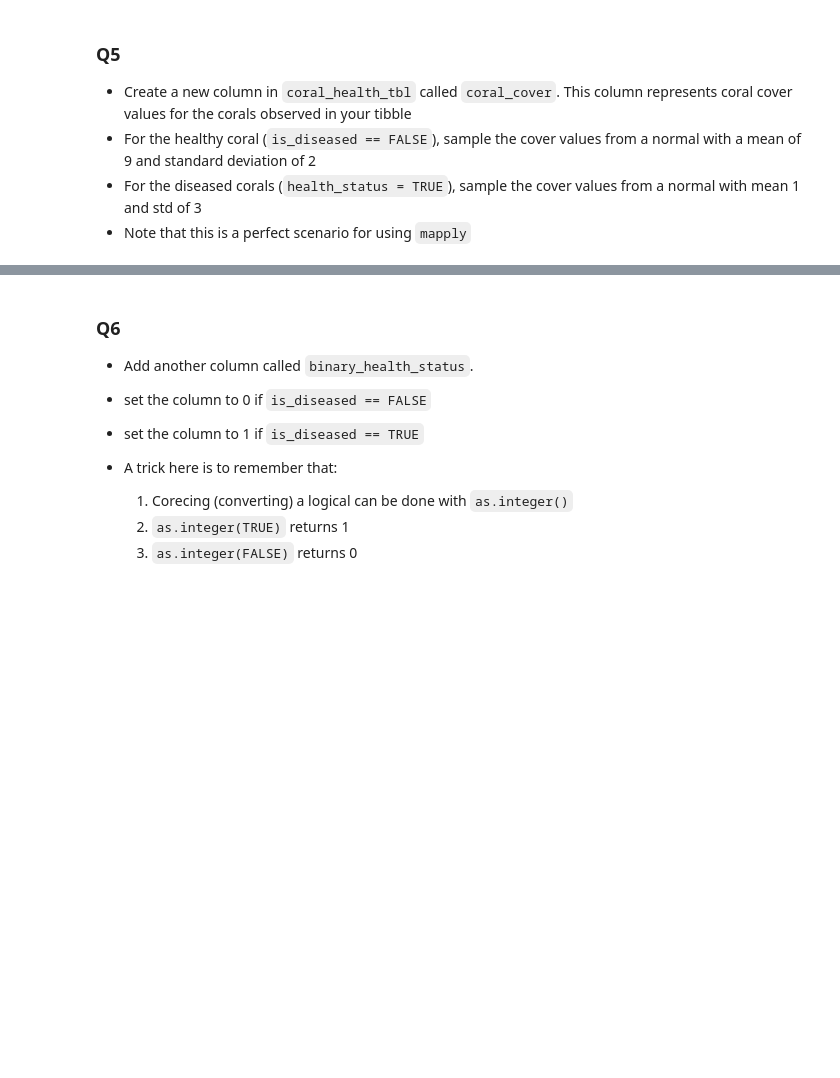
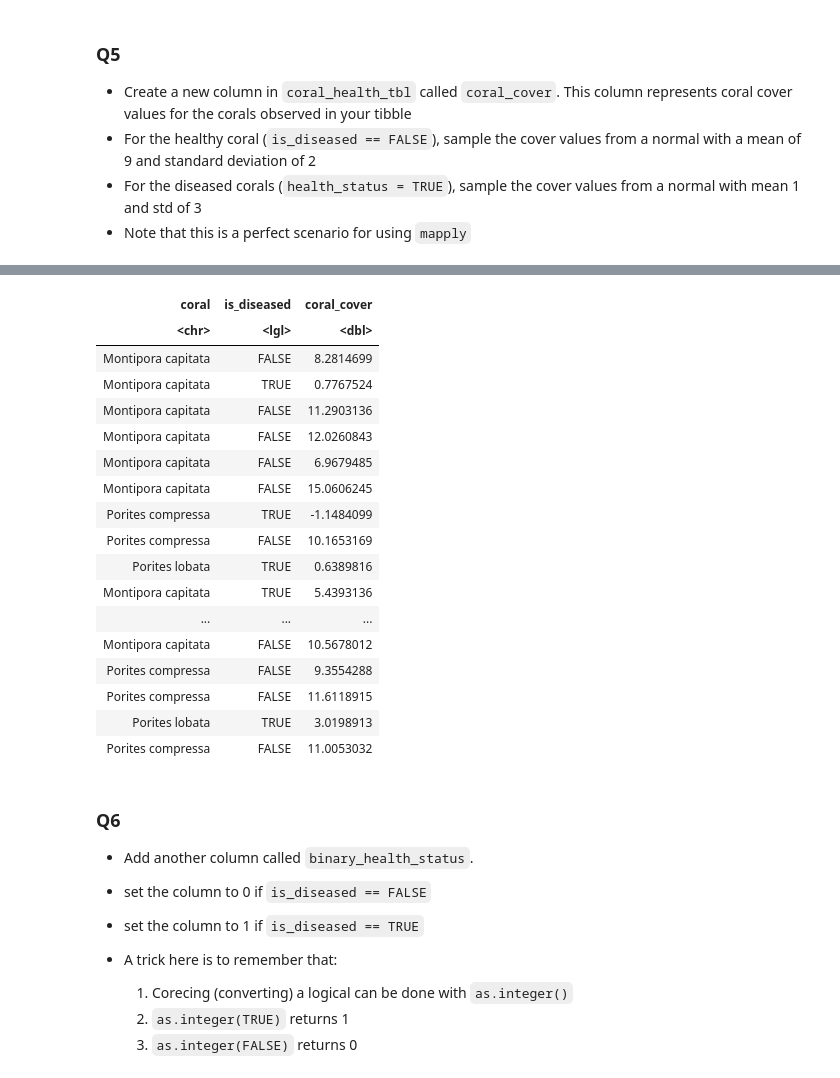
Before and after one commit to RachelNunley/MBIO612F22, a Jupyter notebook: 4_apply_and_data/exprience-apply-functions.ipynb, the cells around one changed output, grey strips where cells are left out. Saved outputs shown, nothing was run; the diff lists cells and outputs as text; code cells hidden in the pictures; blank space fills up the shorter version.

```diff
--- a/4_apply_and_data/exprience-apply-functions.ipynb
+++ b/4_apply_and_data/exprience-apply-functions.ipynb
@@ -150,11 +150,12 @@ rnorm(3,6,12)
 * Note that this is a perfect scenario for using `mapply`
 # %%
 cover <- function(x){
-    if (coral_health_tbl['is_diseased'] == TRUE){
+    if (x == TRUE){
         rnorm(1, mean=1, sd=3)
     }else{
         rnorm(1, mean=9, sd=2)
     }
 }
-coral_cover<-mapply(cover,coral_health_tbl$coral_cover)
+coral_health_tbl$coral_cover<-mapply(cover,coral_health_tbl$is_diseased)
+coral_health_tbl
 # %% [output]
@@ -163,3 +163,21 @@ Warning message:
+| coral | is_diseased | coral_cover |
+| <chr> | <lgl> | <dbl> |
+| Montipora capitata | FALSE | 8.2814699 |
+| Montipora capitata | TRUE | 0.7767524 |
+| Montipora capitata | FALSE | 11.2903136 |
+| Montipora capitata | FALSE | 12.0260843 |
+| Montipora capitata | FALSE | 6.9679485 |
+| Montipora capitata | FALSE | 15.0606245 |
+| Porites compressa | TRUE | -1.1484099 |
+| Porites compressa | FALSE | 10.1653169 |
+| Porites lobata | TRUE | 0.6389816 |
+| Montipora capitata | TRUE | 5.4393136 |
+| ... | ... | ... |
+| Montipora capitata | FALSE | 10.5678012 |
+| Porites compressa | FALSE | 9.3554288 |
+| Porites compressa | FALSE | 11.6118915 |
+| Porites lobata | TRUE | 3.0198913 |
+| Porites compressa | FALSE | 11.0053032 |
 # %% [markdown]
 ### Q6
 
```
Also changed, not shown: parts of 10 cells of this notebook.
